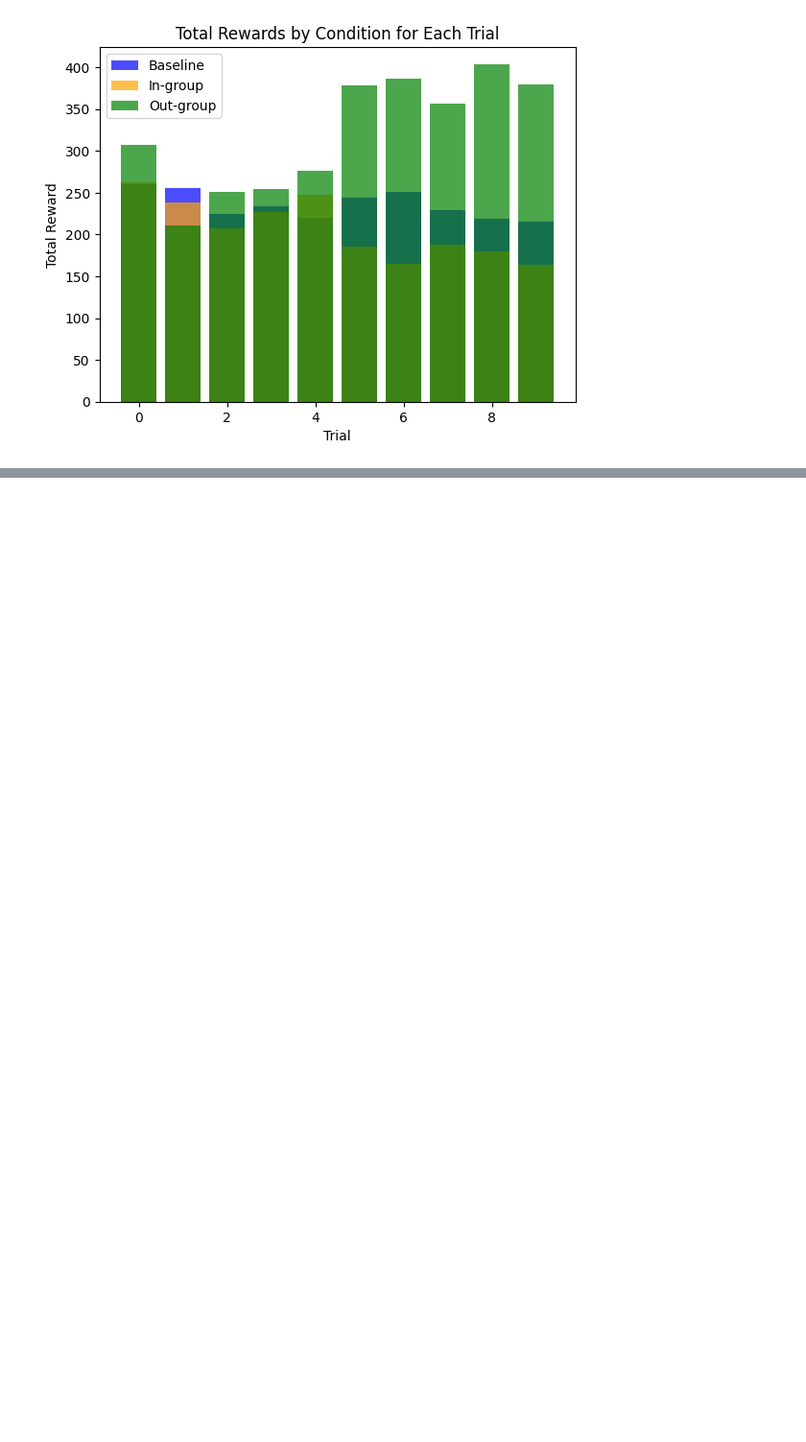
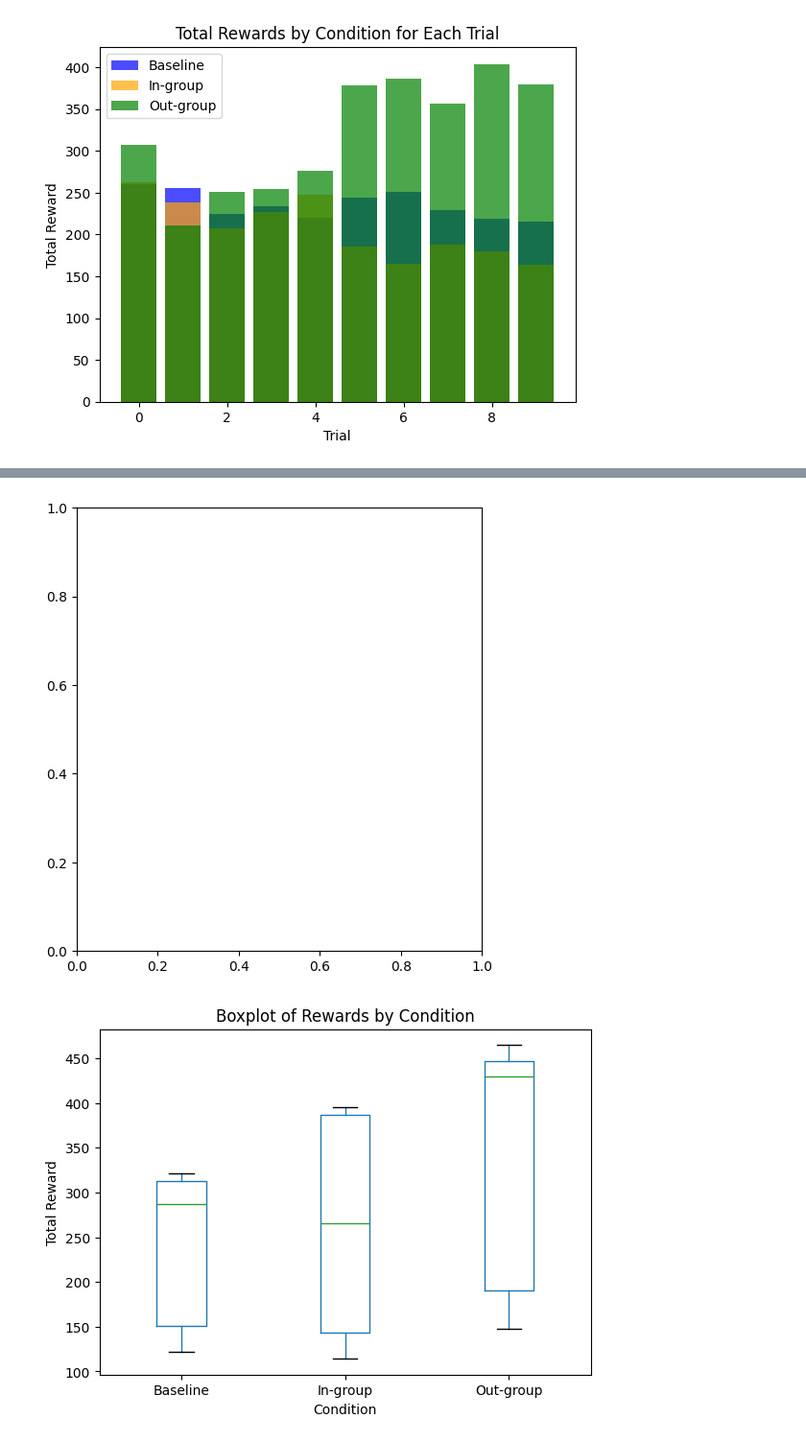
Before and after one commit to zeuqq6/RL_Identity, a Jupyter notebook: simulation.ipynb, the cells around one changed output, grey strips where cells are left out. Shown: that part at 96% size. Cells and saved outputs as stored; diff of their text form; code cells hidden in the pictures; blank space fills up the shorter version.

```diff
--- a/simulation.ipynb
+++ b/simulation.ipynb
@@ -178,0 +289,60 @@ plt.show()
+# %%
+# Create a DataFrame for easy plotting
+df = pd.DataFrame({
+    'Condition': ['Baseline'] * len(baseline_rewards) + ['In-group'] * len(in_group_rewards) + ['Out-group'] * len(out_group_rewards),
+    'Reward': baseline_rewards + in_group_rewards + out_group_rewards
+})
+
+# Plot the distributions of rewards for each condition
+plt.figure(figsize=(12, 6))
+
+# Boxplot
+plt.subplot(1, 2, 1)
+df.boxplot(column='Reward', by='Condition', grid=False)
+plt.title('Boxplot of Rewards by Condition')
+plt.suptitle('')
+plt.xlabel('Condition')
+plt.ylabel('Total Reward')
+plt.show()
+
+# Histogram
+plt.subplot(1, 2, 2)
+for condition in df['Condition'].unique():
+    subset = df[df['Condition'] == condition]
+    plt.hist(subset['Reward'], alpha=0.5, label=condition, bins=10)
+
+plt.title('Histogram of Rewards by Condition')
+plt.xlabel('Total Reward')
+plt.ylabel('Frequency')
+plt.legend()
+
+plt.tight_layout()
+plt.show()
+
+# Mean and standard deviation bar plot
+summary_stats = df.groupby('Condition')['Reward'].agg(['mean', 'std']).reset_index()
+
+plt.figure(figsize=(8, 6))
+plt.bar(summary_stats['Condition'], summary_stats['mean'], yerr=summary_stats['std'], capsize=5)
+plt.title('Mean and Standard Deviation of Rewards by Condition')
+plt.xlabel('Condition')
+plt.ylabel('Total Reward')
+plt.show()
+
+# Bar graph for each trial
+conditions = df['Condition'].unique()
+colors = ['blue', 'orange', 'green']
+
+# Bar graph for each trial
+for i, condition in enumerate(conditions):
+    subset = df[df['Condition'] == condition]
+    plt.bar(range(len(subset)), subset['Reward'], label=condition, color=colors[i], alpha=0.7)
+
+plt.title('Total Rewards by Condition for Each Trial')
+plt.xlabel('Trial')
+plt.ylabel('Total Reward')
+plt.legend()
+plt.show()
+# %% [output]
+[figure, added]
+[figure, added]
```
Also changed, not shown: parts of 2 cells of this notebook.
